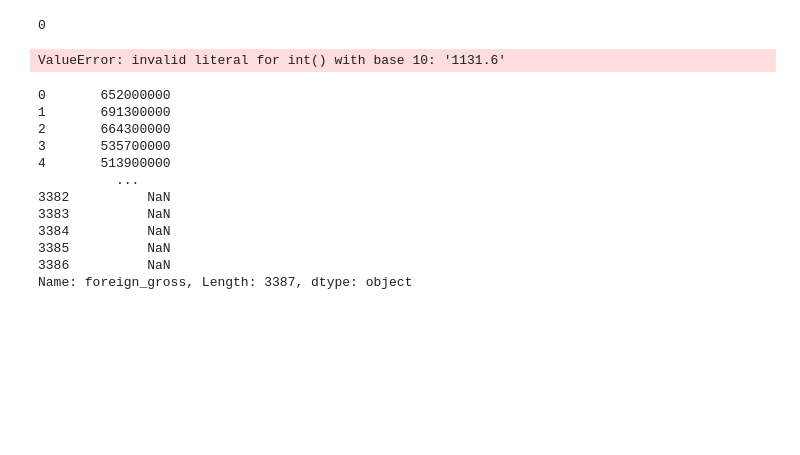
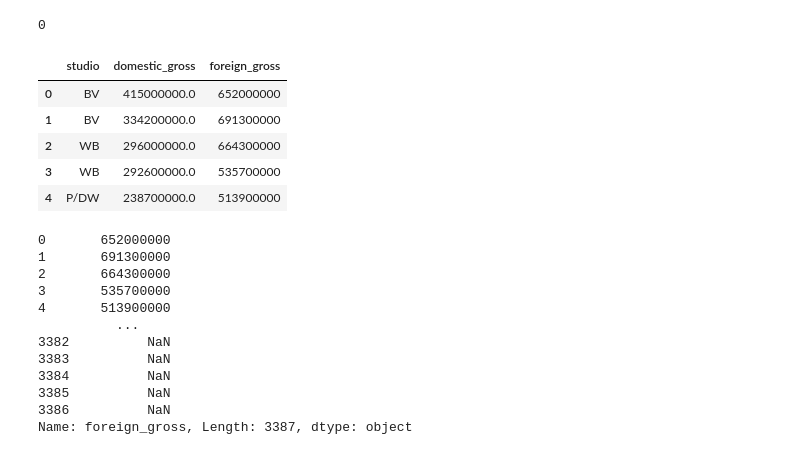
Before and after one commit to KelliExMachina/mod_1_movie, a Jupyter notebook: data_cleaning.ipynb, the cells around one changed output. Drawn from its saved outputs; the diff is of its cells as text; code cells hidden in the pictures; blank space fills up the shorter version.

```diff
--- a/data_cleaning.ipynb
+++ b/data_cleaning.ipynb
@@ -56,10 +89,15 @@ df_studio_gross['foreign_gross'].dropna(inplace=True)
 df_studio_gross['foreign_gross'].isnull().sum()
 # %% [output]
 0
-# %%
-df_studio_gross.foreign_gross.astype('int32')
-# %% [output]
-ValueError: invalid literal for int() with base 10: '1131.6'
+# %%
+df_studio_gross.head()
+# %% [output]
+|  | studio | domestic_gross | foreign_gross |
+| 0 | BV | 415000000.0 | 652000000 |
+| 1 | BV | 334200000.0 | 691300000 |
+| 2 | WB | 296000000.0 | 664300000 |
+| 3 | WB | 292600000.0 | 535700000 |
+| 4 | P/DW | 238700000.0 | 513900000 |
 # %%
 df_studio_gross.foreign_gross
 # %% [output]
```
Also changed, not shown: parts of 20 cells of this notebook, 2 other files.
